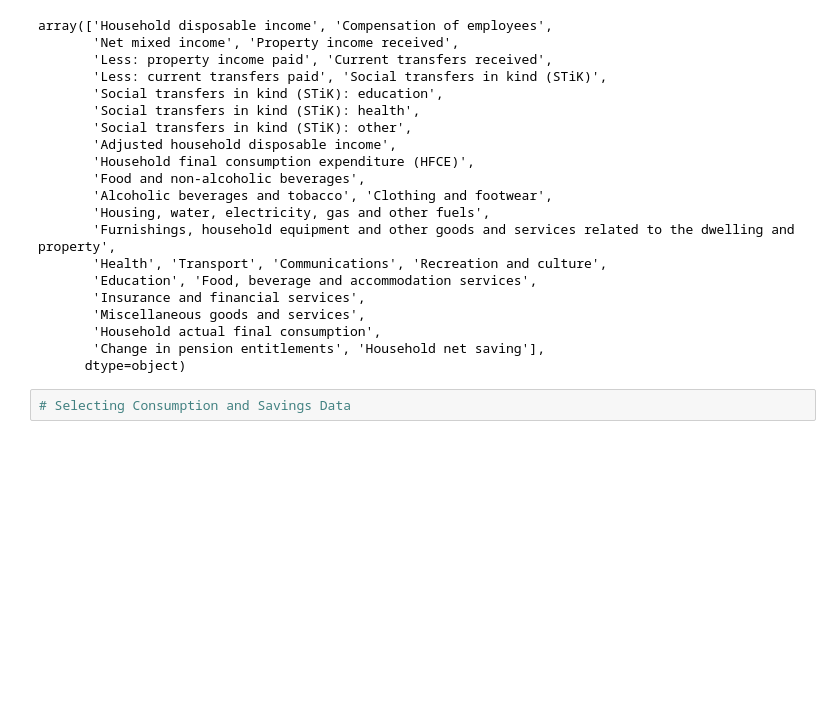
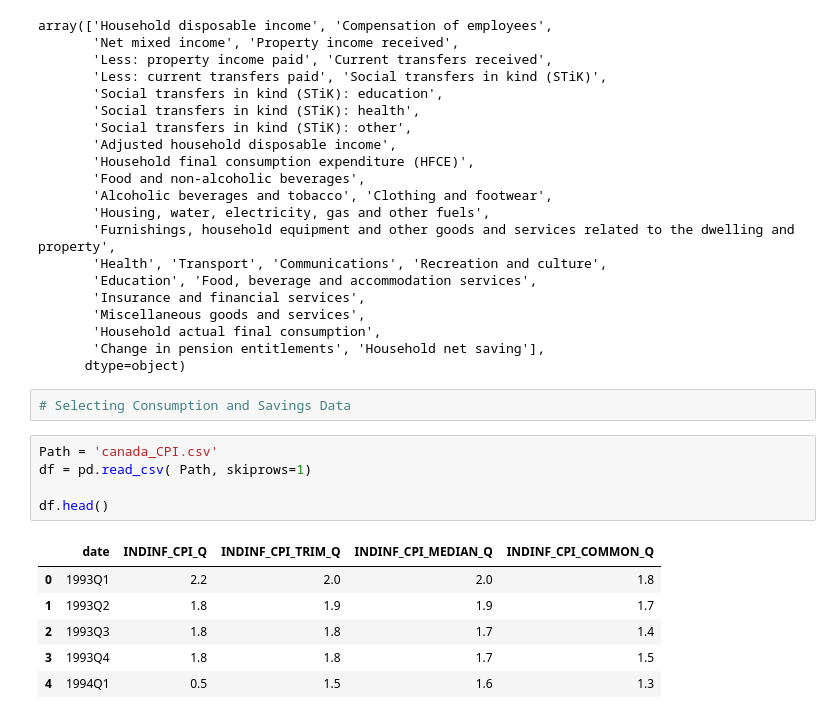
Before and after one commit to Sahib0096/Project-1-Group-3-, a Jupyter notebook: Project 1.ipynb, the cells around one changed output. Cells and saved outputs as stored; diff of their text form; blank space fills up the shorter version.

```diff
--- a/Project 1.ipynb
+++ b/Project 1.ipynb
@@ -131,3 +131,15 @@ array(['Household disposable income', 'Compensation of employees',
       dtype=object)
 # %%
 # Selecting Consumption and Savings Data
+# %%
+Path = 'canada_CPI.csv'
+df = pd.read_csv( Path, skiprows=1)
+
+df.head()
+# %% [output]
+|  | date | INDINF_CPI_Q | INDINF_CPI_TRIM_Q | INDINF_CPI_MEDIAN_Q | INDINF_CPI_COMMON_Q |
+| 0 | 1993Q1 | 2.2 | 2.0 | 2.0 | 1.8 |
+| 1 | 1993Q2 | 1.8 | 1.9 | 1.9 | 1.7 |
+| 2 | 1993Q3 | 1.8 | 1.8 | 1.7 | 1.4 |
+| 3 | 1993Q4 | 1.8 | 1.8 | 1.7 | 1.5 |
+| 4 | 1994Q1 | 0.5 | 1.5 | 1.6 | 1.3 |
```
Also changed, not shown: parts of 5 cells of this notebook.
